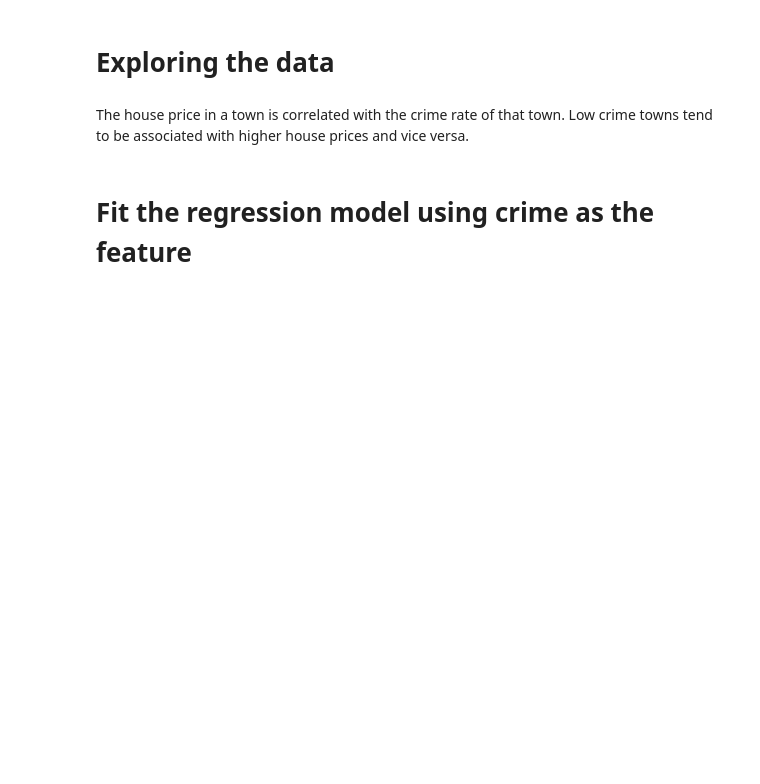
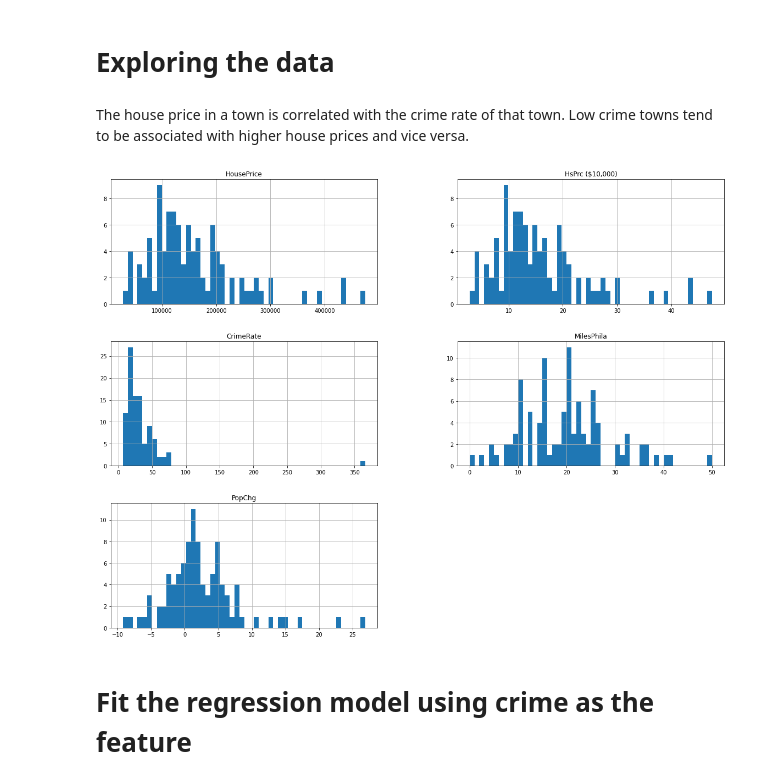
Before and after one commit to syedmeesamali/CourseraPlus, a Jupyter notebook: 6_ML_Combined_Courses/Practice/Pandas_PhillyCrime.ipynb, the cells around one changed output. Saved outputs shown, nothing was run; the diff lists cells and outputs as text; code cells hidden in the pictures; blank space fills up the shorter version.

```diff
--- a/6_ML_Combined_Courses/Practice/Pandas_PhillyCrime.ipynb
+++ b/6_ML_Combined_Courses/Practice/Pandas_PhillyCrime.ipynb
@@ -15,8 +20,11 @@ philly.head(3)
 The house price in a town is correlated with the crime rate of that town. Low crime towns tend to be associated with higher house prices and vice versa.
 # %%
 #turicreate.show(sales["CrimeRate"], sales["HousePrice"])
-plt.scatter(philly['CrimeRate'], philly['HousePrice'])
-#philly.info()
+#plt.scatter(philly['CrimeRate'], philly['HousePrice'])
+philly.hist(bins = 50, figsize = (20, 15))
+plt.show()
+# %% [output]
+[figure, added]
 # %% [markdown]
 # Fit the regression model using crime as the feature
 # %%
```
Also changed, not shown: parts of 4 cells of this notebook, 8 other files.
